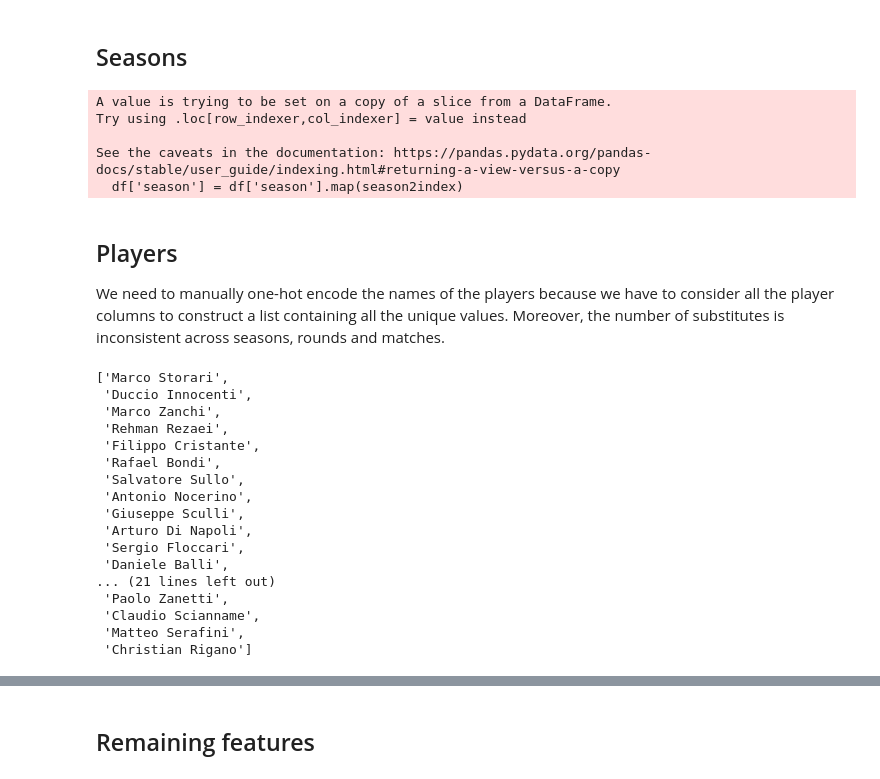
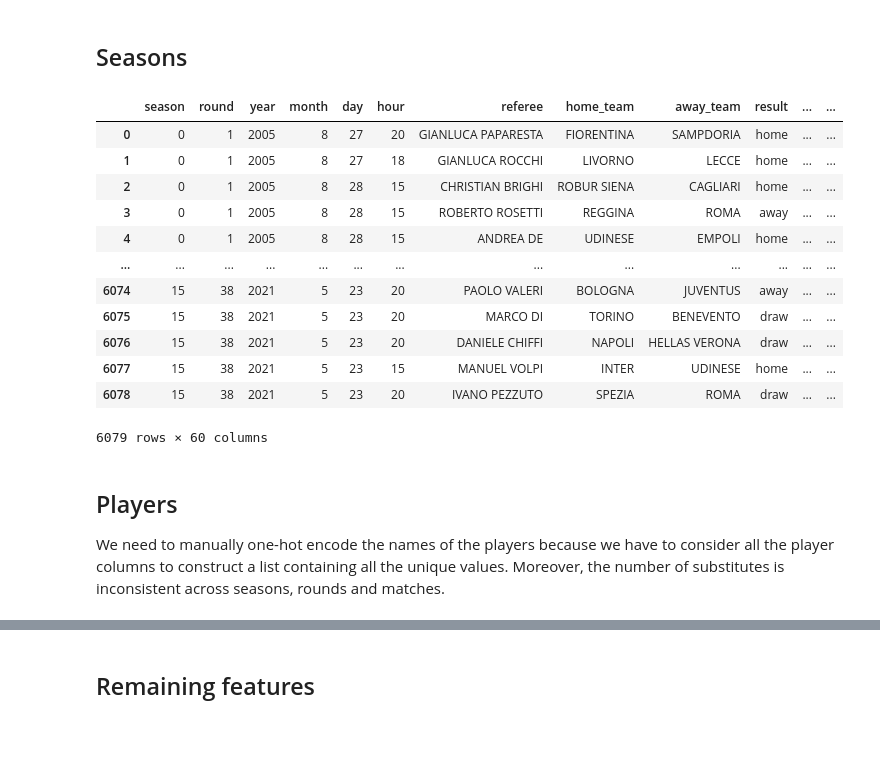
Before and after one commit to davnig/football-match-results-prediction, a Jupyter notebook: data_preprocessing.ipynb, the cells around one changed output, grey strips where cells are left out. Drawn from its saved outputs; the diff is of its cells as text; code cells hidden in the pictures; blank space fills up the shorter version.

```diff
--- a/data_preprocessing.ipynb
+++ b/data_preprocessing.ipynb
@@ -106,11 +103,11 @@ train_raw[to_fix_mask]
 | 361 | 2005-06 | 37 | <sus> | <sus> | <sus> | <sus> | <sus> | <sus> | <sus> | Gian Piero Ventura | ... |
 1 rows × 57 columns
 # %%
-train_raw.loc[361, 'date'] = '07/05/2006'
-train_raw.loc[361, 'time'] = '15:00'
-train_raw.loc[361, 'referee'] = 'DIEGO PRESCHERN'
-train_raw.loc[361, 'home_team'] = 'MESSINA'
-train_raw.loc[361, 'away_team'] = 'EMPOLI'
-train_raw.loc[361, 'home_team_score'] = '1'
-train_raw.loc[361, 'away_team_score'] = '2'
+df.loc[361, 'date'] = '07/05/2006'
+df.loc[361, 'time'] = '15:00'
+df.loc[361, 'referee'] = 'DIEGO PRESCHERN'
+df.loc[361, 'home_team'] = 'MESSINA'
+df.loc[361, 'away_team'] = 'EMPOLI'
+df.loc[361, 'home_score'] = '1'
+df.loc[361, 'away_score'] = '2'
 # %%
@@ -265,12 +259,21 @@ df = df.dropna()
 # %%
 season2index = {'20' + f'{i + 5}'.zfill(2) + '-' + f'{i + 6}'.zfill(2): i for i in range(16)}
 df['season'] = df['season'].map(season2index)
+df
 # %% [output]
+|  | season | round | year | month | day | hour | referee | home_team | away_team | result | ... | ... |
+| 0 | 0 | 1 | 2005 | 8 | 27 | 20 | GIANLUCA PAPARESTA | FIORENTINA | SAMPDORIA | home | ... | ... |
+| 1 | 0 | 1 | 2005 | 8 | 27 | 18 | GIANLUCA ROCCHI | LIVORNO | LECCE | home | ... | ... |
+| 2 | 0 | 1 | 2005 | 8 | 28 | 15 | CHRISTIAN BRIGHI | ROBUR SIENA | CAGLIARI | home | ... | ... |
+| 3 | 0 | 1 | 2005 | 8 | 28 | 15 | ROBERTO ROSETTI | REGGINA | ROMA | away | ... | ... |
+| 4 | 0 | 1 | 2005 | 8 | 28 | 15 | ANDREA DE | UDINESE | EMPOLI | home | ... | ... |
+| ... | ... | ... | ... | ... | ... | ... | ... | ... | ... | ... | ... | ... |
+| 6074 | 15 | 38 | 2021 | 5 | 23 | 20 | PAOLO VALERI | BOLOGNA | JUVENTUS | away | ... | ... |
+| 6075 | 15 | 38 | 2021 | 5 | 23 | 20 | MARCO DI | TORINO | BENEVENTO | draw | ... | ... |
+| 6076 | 15 | 38 | 2021 | 5 | 23 | 20 | DANIELE CHIFFI | NAPOLI | HELLAS VERONA | draw | ... | ... |
+| 6077 | 15 | 38 | 2021 | 5 | 23 | 15 | MANUEL VOLPI | INTER | UDINESE | home | ... | ... |
+| 6078 | 15 | 38 | 2021 | 5 | 23 | 20 | IVANO PEZZUTO | SPEZIA | ROMA | draw | ... | ... |
-A value is trying to be set on a copy of a slice from a DataFrame.
-Try using .loc[row_indexer,col_indexer] = value instead
-
-See the caveats in the documentation: https://pandas.pydata.org/pandas-docs/stable/user_guide/indexing.html#returning-a-view-versus-a-copy
-  df['season'] = df['season'].map(season2index)
+6079 rows × 60 columns
 # %% [markdown]
 ## Players
 We need to manually one-hot encode the names of the players because we have to consider all the player columns to construct a list containing all the unique values. Moreover, the number of substitutes is inconsistent across seasons, rounds and matches.
@@ -286,24 +289,6 @@ home_player_columns += get_column_names_containing_str(df, 'home_substitute')
 away_player_columns = get_column_names_containing_str(df, 'away_player')
 away_player_columns += get_column_names_containing_str(df, 'away_substitute')
 all_unique_players = pd.concat([df[player_columns[i]] for i in range(len(player_columns))], axis=0).unique().tolist()
-all_unique_players
+all_unique_players.remove('-')
-# %% [output]
-['Marco Storari',
- 'Duccio Innocenti',
- 'Marco Zanchi',
- 'Rehman Rezaei',
- 'Filippo Cristante',
- 'Rafael Bondi',
- 'Salvatore Sullo',
- 'Antonio Nocerino',
- 'Giuseppe Sculli',
- 'Arturo Di Napoli',
- 'Sergio Floccari',
- 'Daniele Balli',
-... (21 lines left out)
- 'Paolo Zanetti',
- 'Claudio Scianname',
- 'Matteo Serafini',
- 'Christian Rigano']
 # %%
 result = []
```
Also changed, not shown: parts of 20 cells of this notebook, 1 other file.
